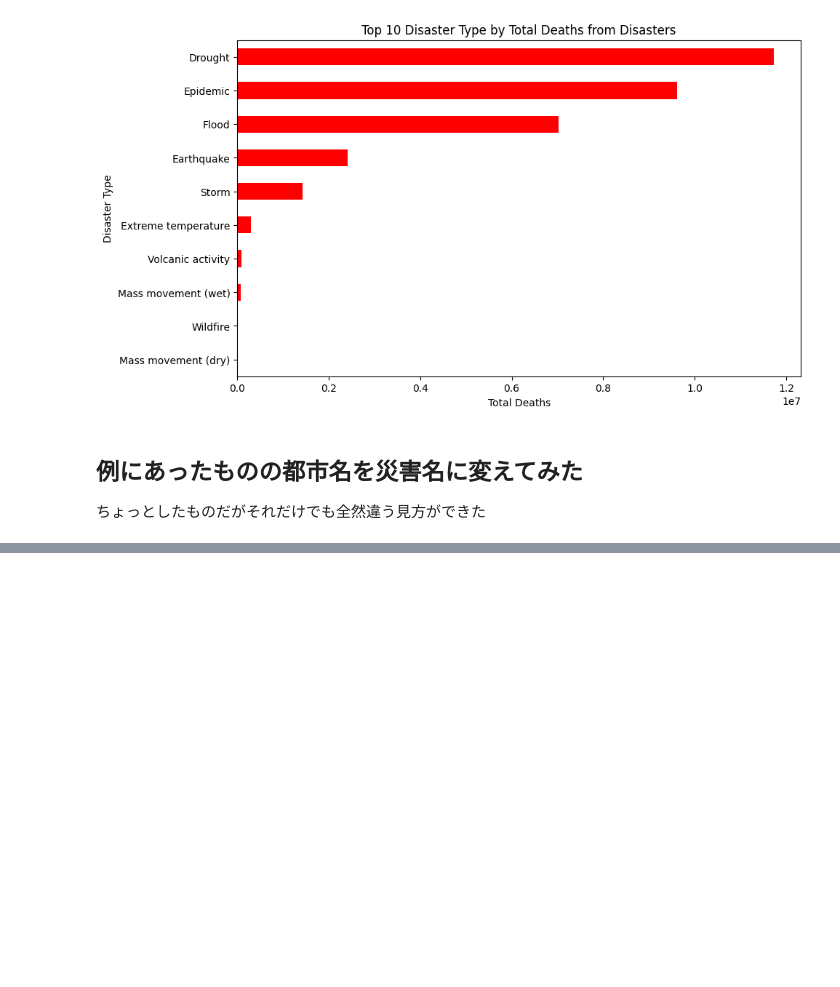
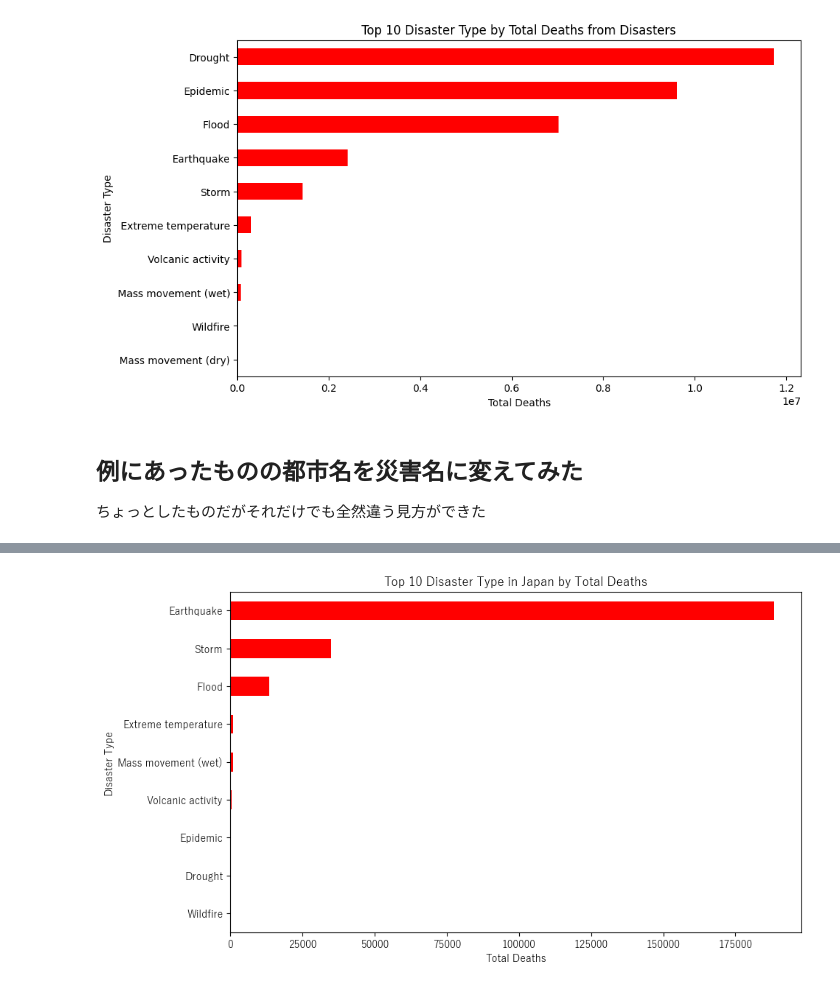
Before and after one commit to Tomoki250940/me, a Jupyter notebook: week9/disaster challenge.ipynb, the cells around one changed output, grey strips where cells are left out. Cells and saved outputs as stored; diff of their text form; code cells hidden in the pictures; blank space fills up the shorter version.

```diff
--- a/week9/disaster challenge.ipynb
+++ b/week9/disaster challenge.ipynb
@@ -143,3 +143,19 @@ plt.show()
 # %% [markdown]
 ## 例にあったものの都市名を災害名に変えてみた
 ちょっとしたものだがそれだけでも全然違う見方ができた
+# %%
+import matplotlib.pyplot as plt
+plt.rcParams['font.family'] = 'Yu Gothic'   # Windowsの例
+# %%
+# 日本のデータだけに絞る
+japan_data = emdat[emdat['Country'] == 'Japan']
+
+# 災害タイプごとに死亡者数を集計して並べる
+japan_ranking = (
+    japan_data.groupby('Disaster Type')['Total Deaths']
+    .sum()
+    .sort_values(ascending=False)
+)
+
+print("日本の災害死亡者ランキング：")
+print(japan_ranking)
@@ -145,0 +175,11 @@ plt.show()
+# %%
+top_10_japan = japan_ranking.head(10)
+
+plt.figure(figsize=(10, 6))
+top_10_japan.plot(kind='barh', color='red')
+plt.xlabel('Total Deaths')
+plt.title('Top 10 Disaster Type in Japan by Total Deaths')
+plt.gca().invert_yaxis()  # Highest first
+plt.show()
+# %% [output]
+[figure, added]
```
Also changed, not shown: parts of 1 cell of this notebook.
